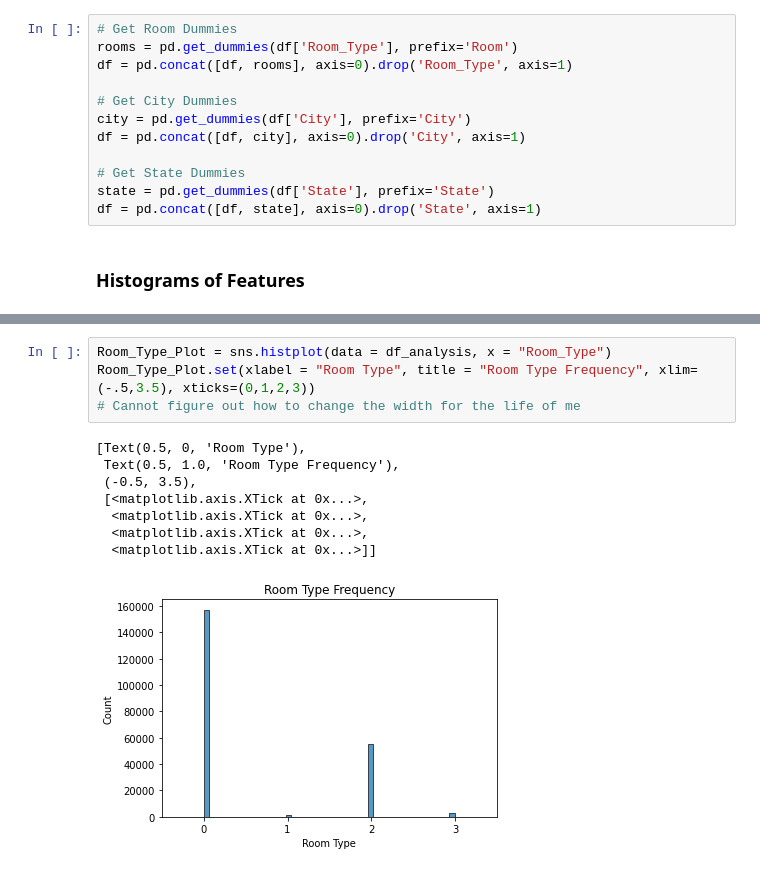
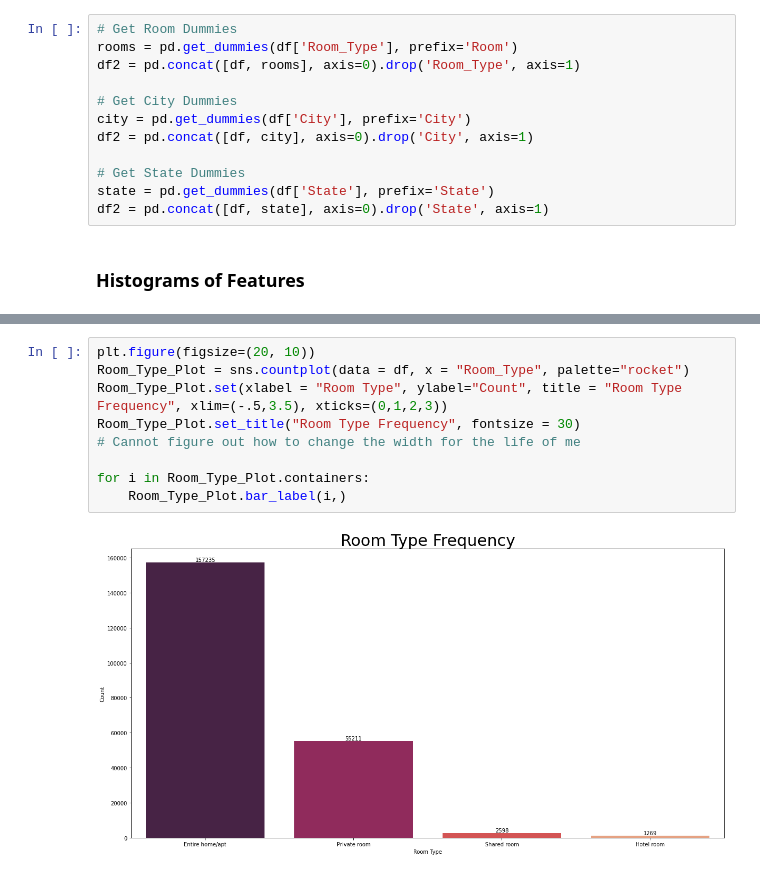
Before and after one commit to caroline-eggett/airbnb-price-predictor, a Jupyter notebook: descriptive_analytics.ipynb, the cells around one changed output, grey strips where cells are left out. Saved outputs shown, nothing was run; the diff lists cells and outputs as text.

Commit message:
Exploratory Analysis Data Visualizations

```diff
--- a/descriptive_analytics.ipynb
+++ b/descriptive_analytics.ipynb
@@ -124,14 +125,14 @@ sns.heatmap(df_analysis.corr(), cmap='rocket')
 # %%
 # Get Room Dummies
 rooms = pd.get_dummies(df['Room_Type'], prefix='Room')
-df = pd.concat([df, rooms], axis=0).drop('Room_Type', axis=1)
+df2 = pd.concat([df, rooms], axis=0).drop('Room_Type', axis=1)
 
 # Get City Dummies
 city = pd.get_dummies(df['City'], prefix='City')
-df = pd.concat([df, city], axis=0).drop('City', axis=1)
+df2 = pd.concat([df, city], axis=0).drop('City', axis=1)
 
 # Get State Dummies
 state = pd.get_dummies(df['State'], prefix='State')
-df = pd.concat([df, state], axis=0).drop('State', axis=1)
+df2 = pd.concat([df, state], axis=0).drop('State', axis=1)
 # %% [markdown]
 ### Histograms of Features
@@ -138,14 +151,12 @@ df = pd.concat([df, state], axis=0).drop('State', axis=1)
 # %%
-Room_Type_Plot = sns.histplot(data = df_analysis, x = "Room_Type")
-Room_Type_Plot.set(xlabel = "Room Type", title = "Room Type Frequency", xlim=(-.5,3.5), xticks=(0,1,2,3))
+plt.figure(figsize=(20, 10))
+Room_Type_Plot = sns.countplot(data = df, x = "Room_Type", palette="rocket")
+Room_Type_Plot.set(xlabel = "Room Type", ylabel="Count", title = "Room Type Frequency", xlim=(-.5,3.5), xticks=(0,1,2,3))
+Room_Type_Plot.set_title("Room Type Frequency", fontsize = 30)
 # Cannot figure out how to change the width for the life of me
+
+for i in Room_Type_Plot.containers:
+    Room_Type_Plot.bar_label(i,)
 # %% [output]
-[Text(0.5, 0, 'Room Type'),
- Text(0.5, 1.0, 'Room Type Frequency'),
- (-0.5, 3.5),
- [<matplotlib.axis.XTick at 0x...>,
-  <matplotlib.axis.XTick at 0x...>,
-  <matplotlib.axis.XTick at 0x...>,
-  <matplotlib.axis.XTick at 0x...>]]
-[figure, old version]
+[figure, new version]
 # %%
```
Also changed, not shown: parts of 14 cells of this notebook, 4 other files.
